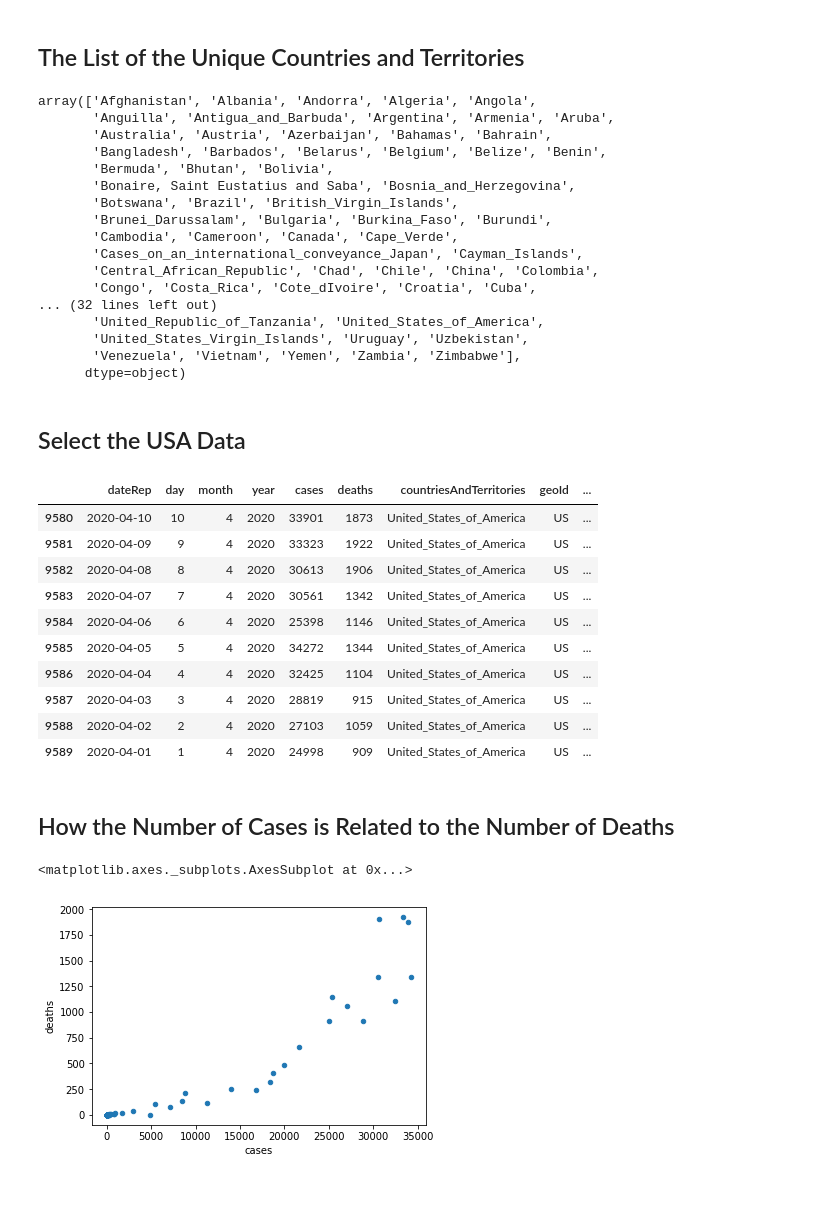
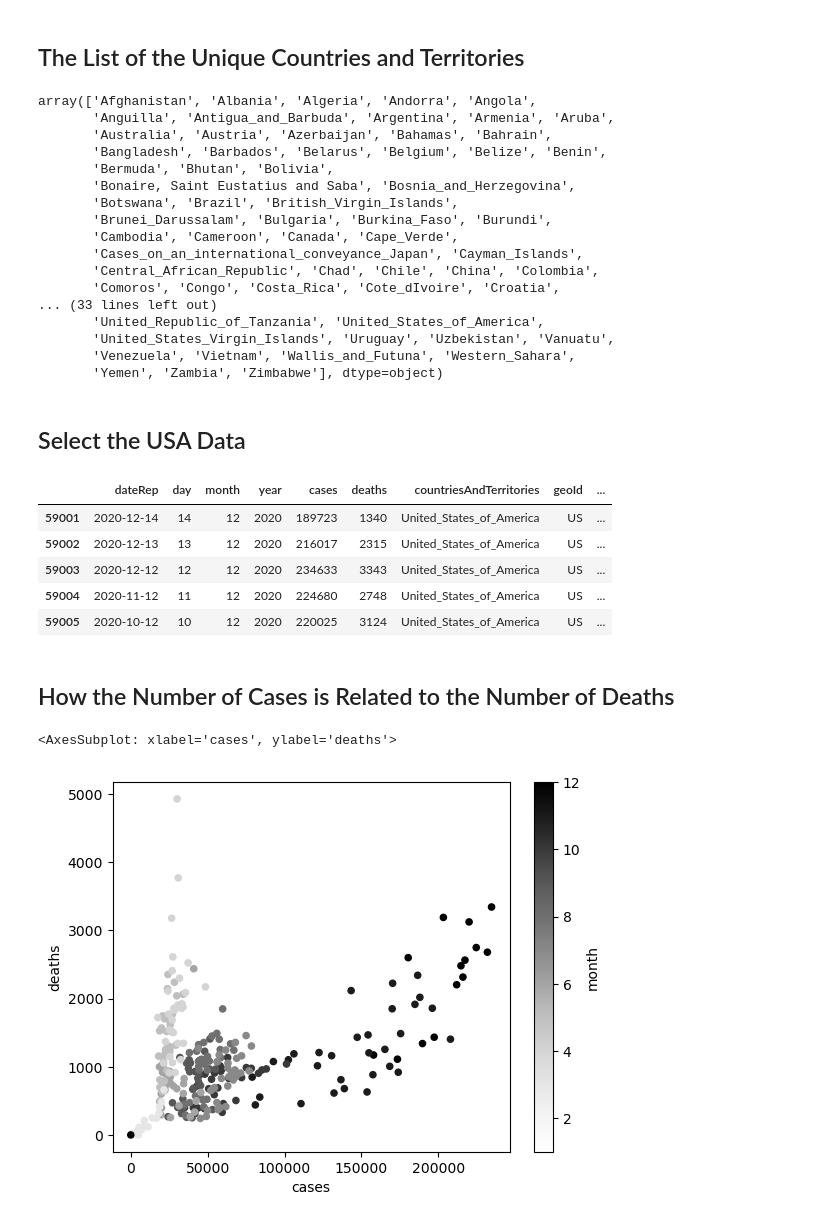
Before and after one commit to xbwei/machine_learning_in_python, a Jupyter notebook: COVID_19_Data_Analysis.ipynb, the cells around one changed output. Saved outputs shown, nothing was run; the diff lists cells and outputs as text; code cells hidden in the pictures; blank space fills up the shorter version.

```diff
--- a/COVID_19_Data_Analysis.ipynb
+++ b/COVID_19_Data_Analysis.ipynb
@@ -27,0 +13,3 @@ df[:10] #the top 10 rows
+# %%
+df = pd.read_excel('') # provide the data location
+df.head() #show the top 5 rows
@@ -28,7 +23,8 @@ df[:10] #the top 10 rows
 # %% [markdown]
 ## The Sum of Case Numbers per Day
 # %%
-sum_death_by_date = df.groupby('dateRep').sum()['cases']
+df['dateRep'] = pd.to_datetime(df['dateRep']) #convert to date format
 
+sum_death_by_date = df.groupby('dateRep')['cases'].sum()
 sum_death_by_date.plot()
 # %% [output]
@@ -47,7 +43,7 @@ sum_death_by_country.nlargest(10).plot.bar()
 # %%
 pandas.unique(df['countriesAndTerritories'])
 # %% [output]
-array(['Afghanistan', 'Albania', 'Andorra', 'Algeria', 'Angola',
+array(['Afghanistan', 'Albania', 'Algeria', 'Andorra', 'Angola',
        'Anguilla', 'Antigua_and_Barbuda', 'Argentina', 'Armenia', 'Aruba',
        'Australia', 'Austria', 'Azerbaijan', 'Bahamas', 'Bahrain',
        'Bangladesh', 'Barbados', 'Belarus', 'Belgium', 'Belize', 'Benin',
@@ -58,33 +54,28 @@ array(['Afghanistan', 'Albania', 'Andorra', 'Algeria', 'Angola',
        'Cambodia', 'Cameroon', 'Canada', 'Cape_Verde',
        'Cases_on_an_international_conveyance_Japan', 'Cayman_Islands',
        'Central_African_Republic', 'Chad', 'Chile', 'China', 'Colombia',
-       'Congo', 'Costa_Rica', 'Cote_dIvoire', 'Croatia', 'Cuba',
-... (32 lines left out)
+       'Comoros', 'Congo', 'Costa_Rica', 'Cote_dIvoire', 'Croatia',
+... (33 lines left out)
        'United_Republic_of_Tanzania', 'United_States_of_America',
-       'United_States_Virgin_Islands', 'Uruguay', 'Uzbekistan',
-       'Venezuela', 'Vietnam', 'Yemen', 'Zambia', 'Zimbabwe'],
-      dtype=object)
+       'United_States_Virgin_Islands', 'Uruguay', 'Uzbekistan', 'Vanuatu',
+       'Venezuela', 'Vietnam', 'Wallis_and_Futuna', 'Western_Sahara',
+       'Yemen', 'Zambia', 'Zimbabwe'], dtype=object)
 # %% [markdown]
 ## Select the USA Data
 # %%
 usa_data = df.loc[df['countriesAndTerritories'] == 'United_States_of_America']
-usa_data[:10] #the top 10 rows
+usa_data.head() #the top 5 rows
 # %% [output]
 |  | dateRep | day | month | year | cases | deaths | countriesAndTerritories | geoId | ... |
-| 9580 | 2020-04-10 | 10 | 4 | 2020 | 33901 | 1873 | United_States_of_America | US | ... |
-| 9581 | 2020-04-09 | 9 | 4 | 2020 | 33323 | 1922 | United_States_of_America | US | ... |
-| 9582 | 2020-04-08 | 8 | 4 | 2020 | 30613 | 1906 | United_States_of_America | US | ... |
-| 9583 | 2020-04-07 | 7 | 4 | 2020 | 30561 | 1342 | United_States_of_America | US | ... |
-| 9584 | 2020-04-06 | 6 | 4 | 2020 | 25398 | 1146 | United_States_of_America | US | ... |
-| 9585 | 2020-04-05 | 5 | 4 | 2020 | 34272 | 1344 | United_States_of_America | US | ... |
-| 9586 | 2020-04-04 | 4 | 4 | 2020 | 32425 | 1104 | United_States_of_America | US | ... |
-| 9587 | 2020-04-03 | 3 | 4 | 2020 | 28819 | 915 | United_States_of_America | US | ... |
-| 9588 | 2020-04-02 | 2 | 4 | 2020 | 27103 | 1059 | United_States_of_America | US | ... |
-| 9589 | 2020-04-01 | 1 | 4 | 2020 | 24998 | 909 | United_States_of_America | US | ... |
+| 59001 | 2020-12-14 | 14 | 12 | 2020 | 189723 | 1340 | United_States_of_America | US | ... |
+| 59002 | 2020-12-13 | 13 | 12 | 2020 | 216017 | 2315 | United_States_of_America | US | ... |
+| 59003 | 2020-12-12 | 12 | 12 | 2020 | 234633 | 3343 | United_States_of_America | US | ... |
+| 59004 | 2020-11-12 | 11 | 12 | 2020 | 224680 | 2748 | United_States_of_America | US | ... |
+| 59005 | 2020-10-12 | 10 | 12 | 2020 | 220025 | 3124 | United_States_of_America | US | ... |
 # %% [markdown]
 ## How the Number of Cases is Related to the Number of Deaths
 # %%
-usa_data.plot.scatter(x='cases',y='deaths')
+usa_data.plot.scatter(x='cases',y='deaths',c= 'month')
 # %% [output]
-<matplotlib.axes._subplots.AxesSubplot at 0x...>
+<AxesSubplot: xlabel='cases', ylabel='deaths'>
-[figure, old version]
+[figure, new version]
```
Also changed, not shown: parts of 5 cells of this notebook.
